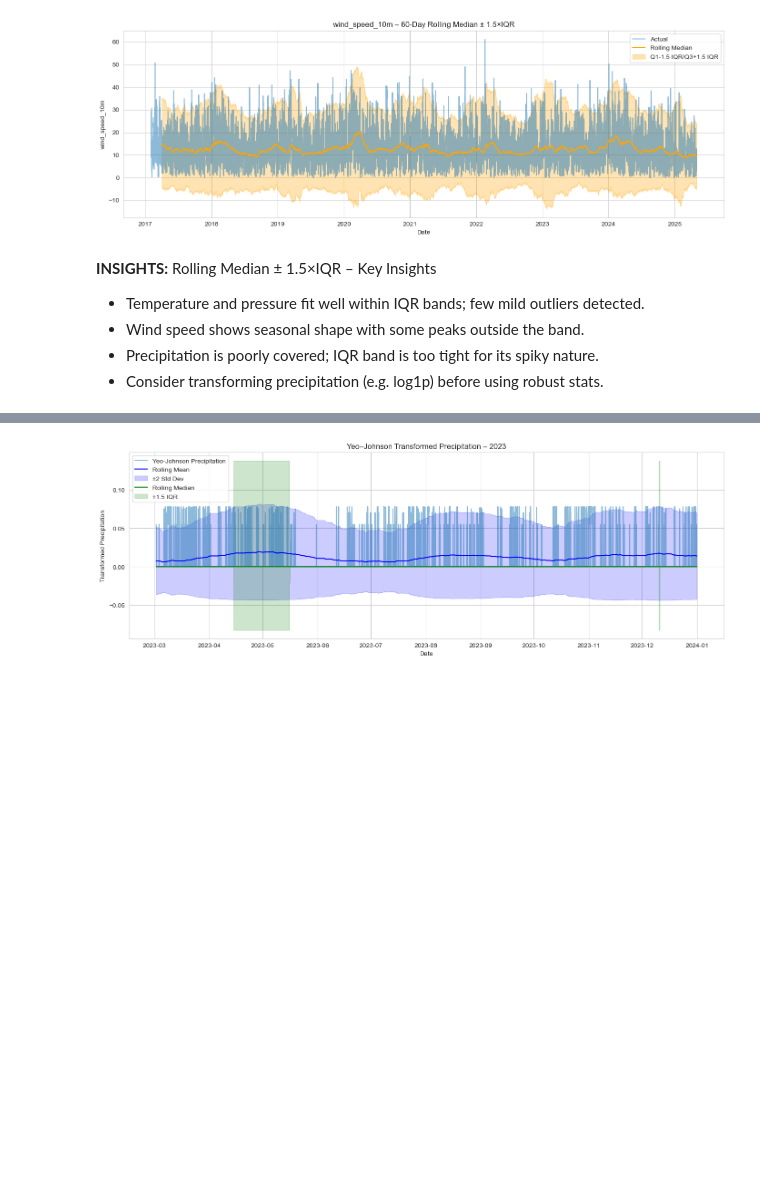
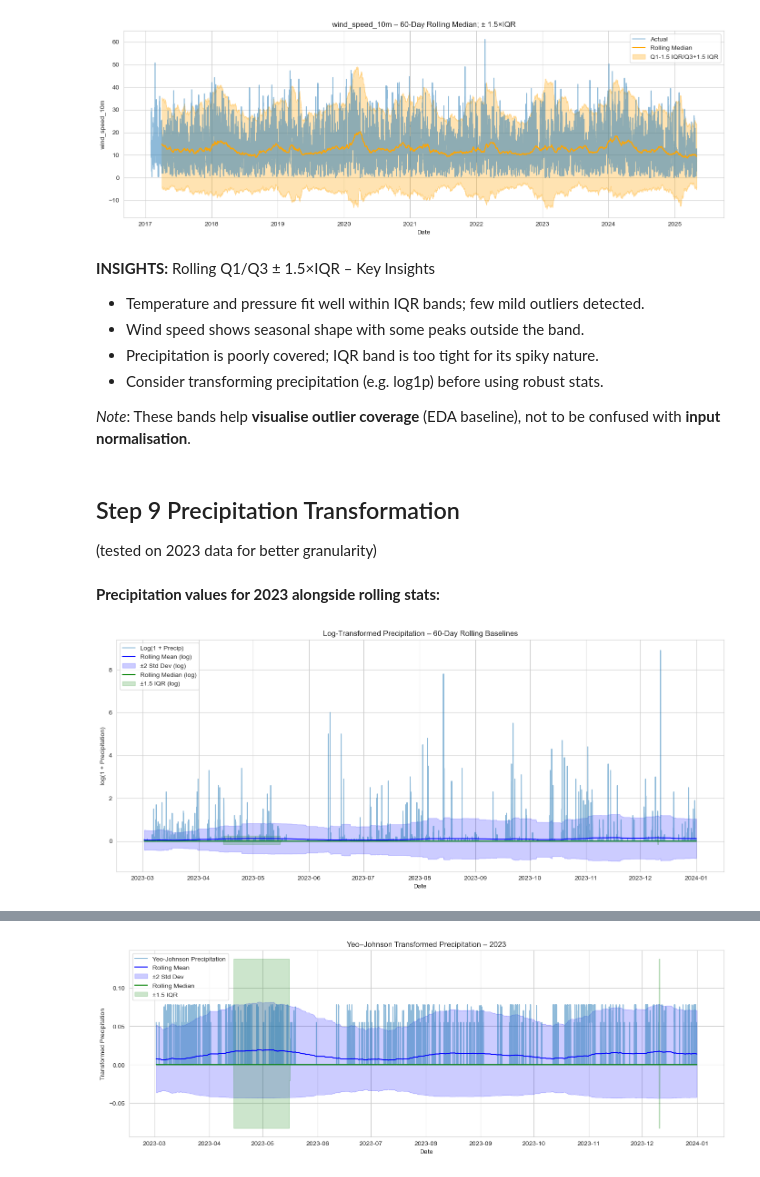
Before and after one commit to Jeremiah-Bachtin/comp1884-group6-weather-anomaly-detection-system, a Jupyter notebook: notebooks/notebook_jeremy_EDA.ipynb, the cells around one changed output, grey strips where cells are left out. Saved outputs shown, nothing was run; the diff lists cells and outputs as text; code cells hidden in the pictures; blank space fills up the shorter version.

Commit message:
Insight markdown cells further updated.

```diff
--- a/notebooks/notebook_jeremy_EDA.ipynb
+++ b/notebooks/notebook_jeremy_EDA.ipynb
@@ -323,9 +325,69 @@ for col in features:
 [figure]
 [figure]
 # %% [markdown]
-**INSIGHTS:** Rolling Median ± 1.5×IQR – Key Insights
+**INSIGHTS:** Rolling Q1/Q3 ± 1.5×IQR – Key Insights
 
 - Temperature and pressure fit well within IQR bands; few mild outliers detected.
 - Wind speed shows seasonal shape with some peaks outside the band.
 - Precipitation is poorly covered; IQR band is too tight for its spiky nature.
 - Consider transforming precipitation (e.g. log1p) before using robust stats.
+
+*Note*: These bands help **visualise outlier coverage** (EDA baseline), not to be confused with **input normalisation**.
+# %% [markdown]
+## Step 9 Precipitation Transformation
+(tested on 2023 data for better granularity)
+# %% [markdown]
+**Precipitation values for 2023 alongside rolling stats:**
+# %%
+# Focus on a single year for clarity (e.g. 2023)
+df_2023 = df.loc["2023"].copy()
+
+# Recompute rolling bands on log-transformed precipitation
+rolling_mean_log = df_2023['precipitation'].rolling(window=window).mean()
+rolling_std_log = df_2023['precipitation'].rolling(window=window).std()
+mean_lower_log = rolling_mean_log - 2 * rolling_std_log
+mean_upper_log = rolling_mean_log + 2 * rolling_std_log
+
+rolling_median_log = df_2023['precipitation'].rolling(window=window).median()
+q1_log = df_2023['precipitation'].rolling(window=window).quantile(0.25)
+q3_log = df_2023['precipitation'].rolling(window=window).quantile(0.75)
+iqr_log = q3_log - q1_log
+iqr_lower_log = q1_log - 1.5 * iqr_log
+iqr_upper_log = q3_log + 1.5 * iqr_log
+
+# Build clean plotting frame
+log_plot_df = pd.DataFrame({
+    "value": df_2023['precipitation'],
+    "mean": rolling_mean_log,
+    "mean_lower": mean_lower_log,
+    "mean_upper": mean_upper_log,
+    "median": rolling_median_log,
+    "iqr_lower": iqr_lower_log,
+    "iqr_upper": iqr_upper_log
+}).dropna()
+
+# Plot both bands
+x = log_plot_df.index.to_numpy()
+val = log_plot_df["value"].to_numpy(dtype="float64")
+mean = log_plot_df["mean"].to_numpy(dtype="float64")
+mean_l = log_plot_df["mean_lower"].to_numpy(dtype="float64")
+mean_u = log_plot_df["mean_upper"].to_numpy(dtype="float64")
+median = log_plot_df["median"].to_numpy(dtype="float64")
+iqr_l = log_plot_df["iqr_lower"].to_numpy(dtype="float64")
+iqr_u = log_plot_df["iqr_upper"].to_numpy(dtype="float64")
+
+plt.figure(figsize=(14, 6))
+plt.plot(x, val, label='Log(1 + Precip)', alpha=0.5)
+plt.plot(x, mean, label='Rolling Mean (log)', color='blue')
+plt.fill_between(x, mean_l, mean_u, color='blue', alpha=0.2, label='±2 Std Dev (log)')
+plt.plot(x, median, label='Rolling Median (log)', color='green')
+plt.fill_between(x, iqr_l, iqr_u, color='green', alpha=0.2, label='±1.5 IQR (log)')
+plt.title('Log-Transformed Precipitation – 60-Day Rolling Baselines')
+plt.xlabel('Date')
+plt.ylabel('log(1 + Precipitation)')
+plt.legend()
+plt.grid(True)
+plt.tight_layout()
+plt.show()
+# %% [output]
+[figure, added]
```
Also changed, not shown: parts of 12 cells of this notebook.
